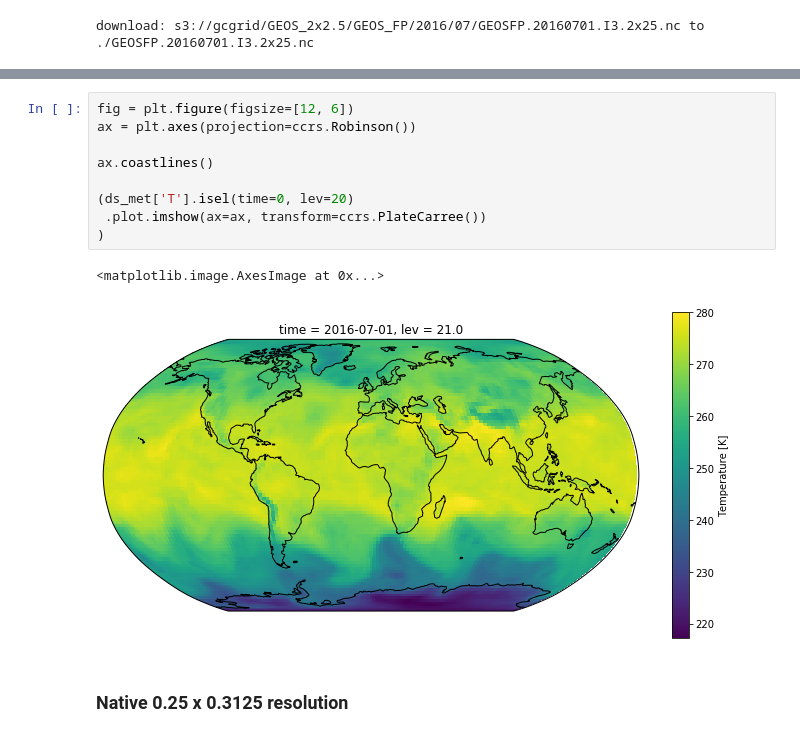
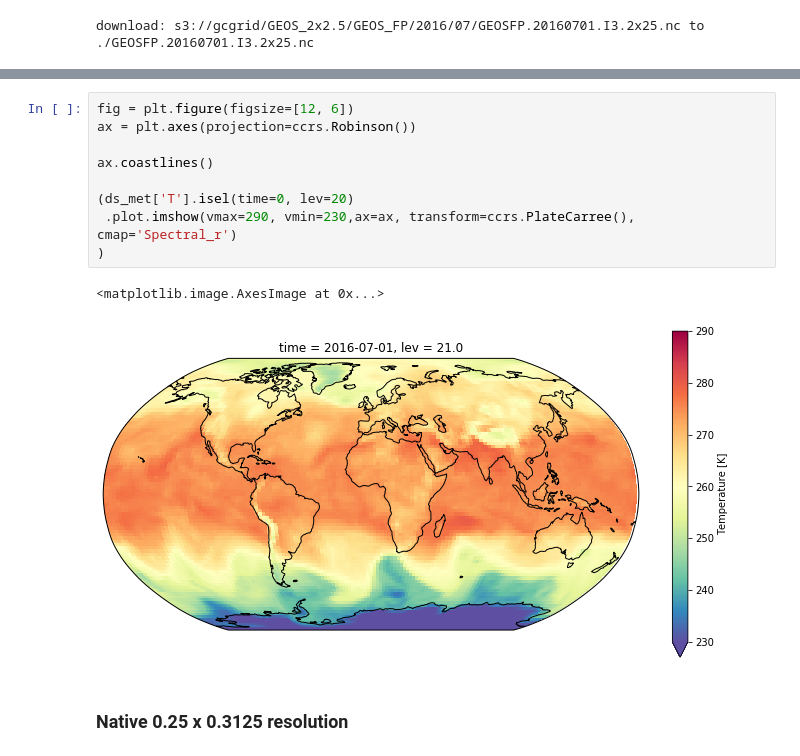
Before and after one commit to geoschem/geos-chem-cloud, a Jupyter notebook: for_paper/explore_geoschem_input_data_in_s3.ipynb, the cells around one changed output, grey strips where cells are left out. Saved outputs shown, nothing was run; the diff lists cells and outputs as text.

```diff
--- a/for_paper/explore_geoschem_input_data_in_s3.ipynb
+++ b/for_paper/explore_geoschem_input_data_in_s3.ipynb
@@ -76,15 +76,15 @@ Data variables:
 # %%
 fig = plt.figure(figsize=[12, 6])
 ax = plt.axes(projection=ccrs.Robinson())
 
 ax.coastlines()
 
 (ds_met['T'].isel(time=0, lev=20)
- .plot.imshow(ax=ax, transform=ccrs.PlateCarree())
+ .plot.imshow(vmax=290, vmin=230,ax=ax, transform=ccrs.PlateCarree(), cmap='Spectral_r')
 )
 # %% [output]
 <matplotlib.image.AxesImage at 0x...>
-[figure, old version]
+[figure, new version]
 # %% [markdown]
 ### Native 0.25 x 0.3125 resolution
 # %%
```
Also changed, not shown: parts of 2 cells of this notebook.
